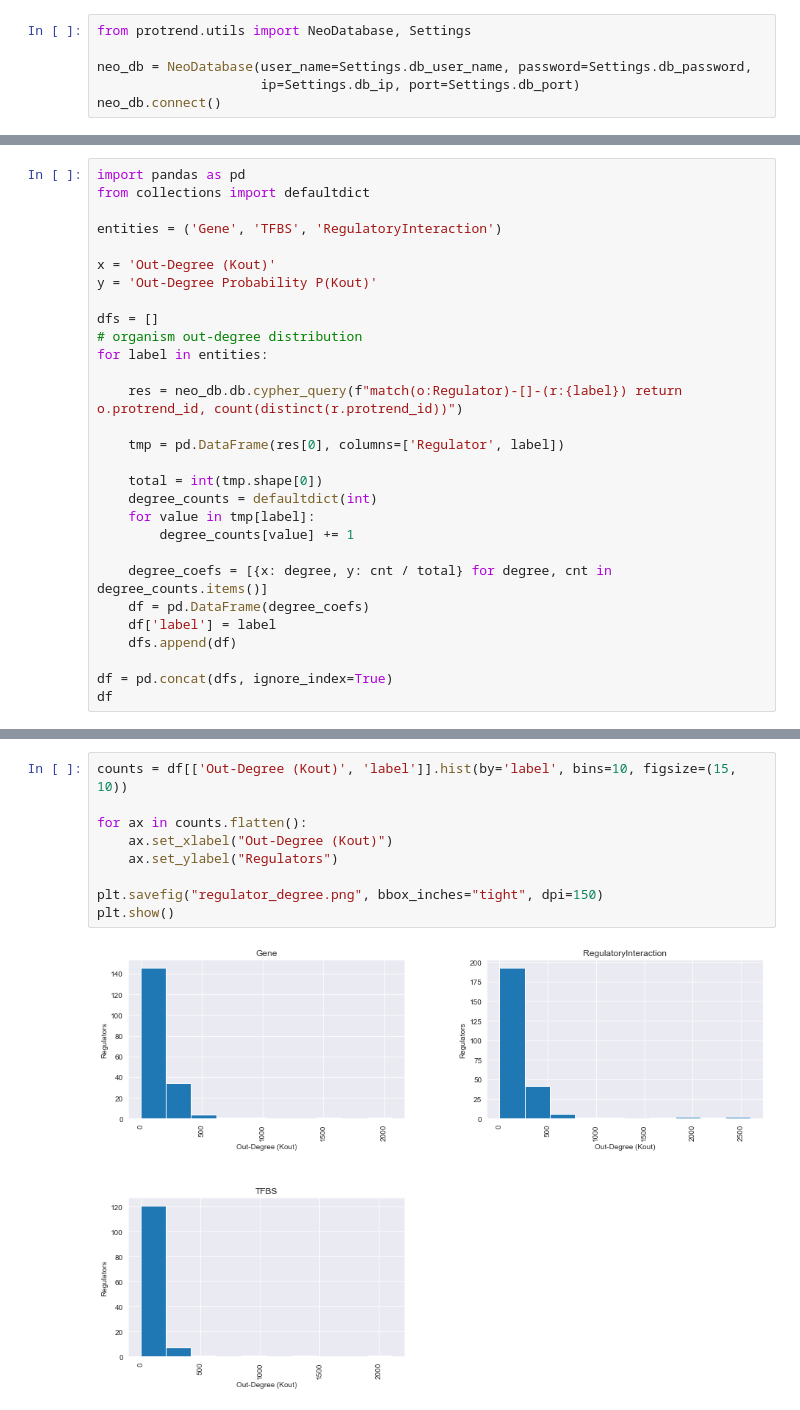
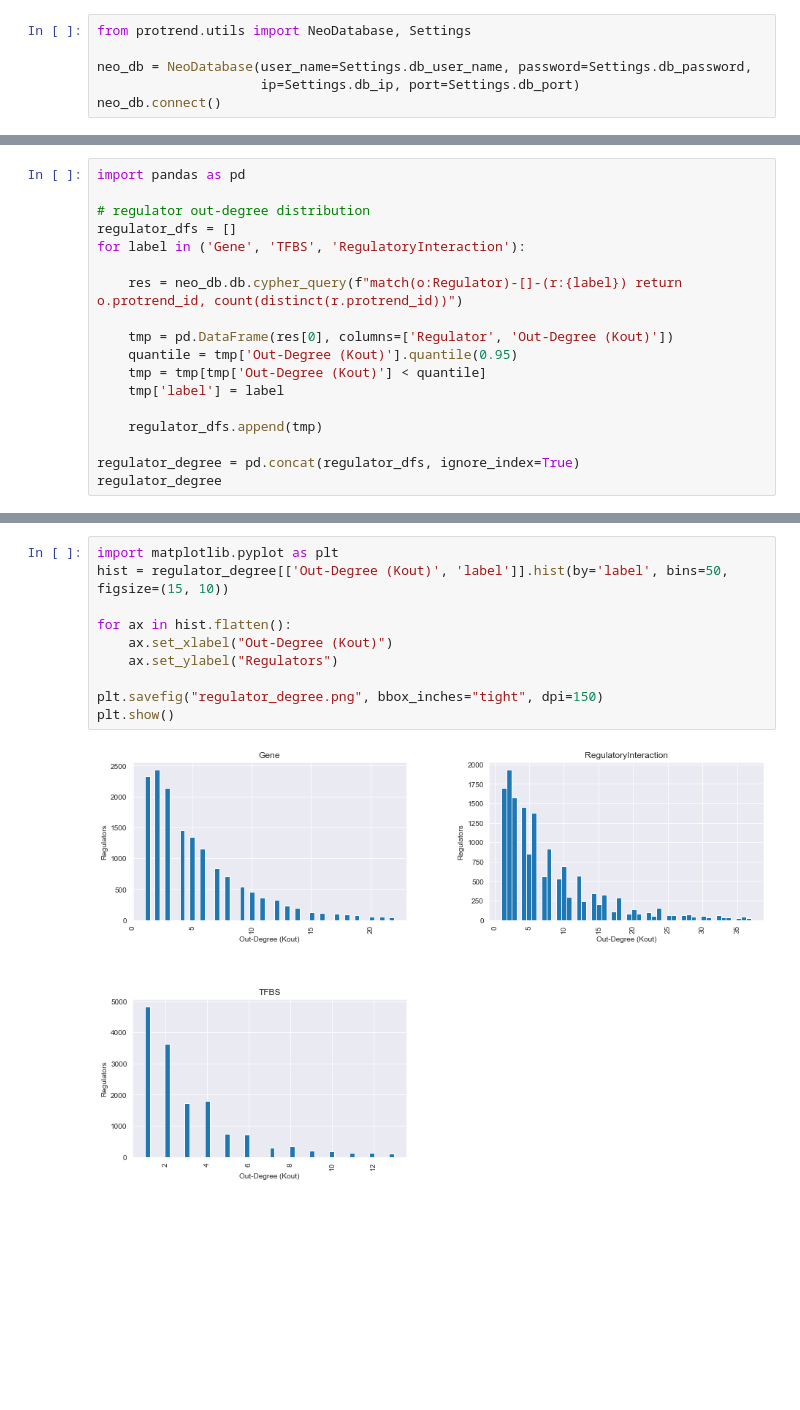
Before and after one commit to cruz-f/protrend-database, a Jupyter notebook: src/protrend/report/distribution_report.ipynb, the cells around one changed output, grey strips where cells are left out. Cells and saved outputs as stored; diff of their text form; blank space fills up the shorter version.

```diff
--- a/src/protrend/report/distribution_report.ipynb
+++ b/src/protrend/report/distribution_report.ipynb
@@ -66,30 +169,19 @@ plt.show()
 # %%
 import pandas as pd
-from collections import defaultdict
 
-entities = ('Gene', 'TFBS', 'RegulatoryInteraction')
-
-x = 'Out-Degree (Kout)'
-y = 'Out-Degree Probability P(Kout)'
-
-dfs = []
-# organism out-degree distribution
-for label in entities:
+# regulator out-degree distribution
+regulator_dfs = []
+for label in ('Gene', 'TFBS', 'RegulatoryInteraction'):
 
     res = neo_db.db.cypher_query(f"match(o:Regulator)-[]-(r:{label}) return o.protrend_id, count(distinct(r.protrend_id))")
 
-    tmp = pd.DataFrame(res[0], columns=['Regulator', label])
+    tmp = pd.DataFrame(res[0], columns=['Regulator', 'Out-Degree (Kout)'])
+    quantile = tmp['Out-Degree (Kout)'].quantile(0.95)
+    tmp = tmp[tmp['Out-Degree (Kout)'] < quantile]
+    tmp['label'] = label
 
-    total = int(tmp.shape[0])
-    degree_counts = defaultdict(int)
-    for value in tmp[label]:
-        degree_counts[value] += 1
+    regulator_dfs.append(tmp)
 
-    degree_coefs = [{x: degree, y: cnt / total} for degree, cnt in degree_counts.items()]
-    df = pd.DataFrame(degree_coefs)
-    df['label'] = label
-    dfs.append(df)
-
-df = pd.concat(dfs, ignore_index=True)
-df
+regulator_degree = pd.concat(regulator_dfs, ignore_index=True)
+regulator_degree
 # %% [output]
@@ -109,11 +201,12 @@ df
 # %%
-counts = df[['Out-Degree (Kout)', 'label']].hist(by='label', bins=10, figsize=(15, 10))
+import matplotlib.pyplot as plt
+hist = regulator_degree[['Out-Degree (Kout)', 'label']].hist(by='label', bins=50, figsize=(15, 10))
 
-for ax in counts.flatten():
+for ax in hist.flatten():
     ax.set_xlabel("Out-Degree (Kout)")
     ax.set_ylabel("Regulators")
 
 plt.savefig("regulator_degree.png", bbox_inches="tight", dpi=150)
 plt.show()
 # %% [output]
-[figure, old version]
+[figure, new version]
```
Also changed, not shown: parts of 14 cells of this notebook, 5 other files.
